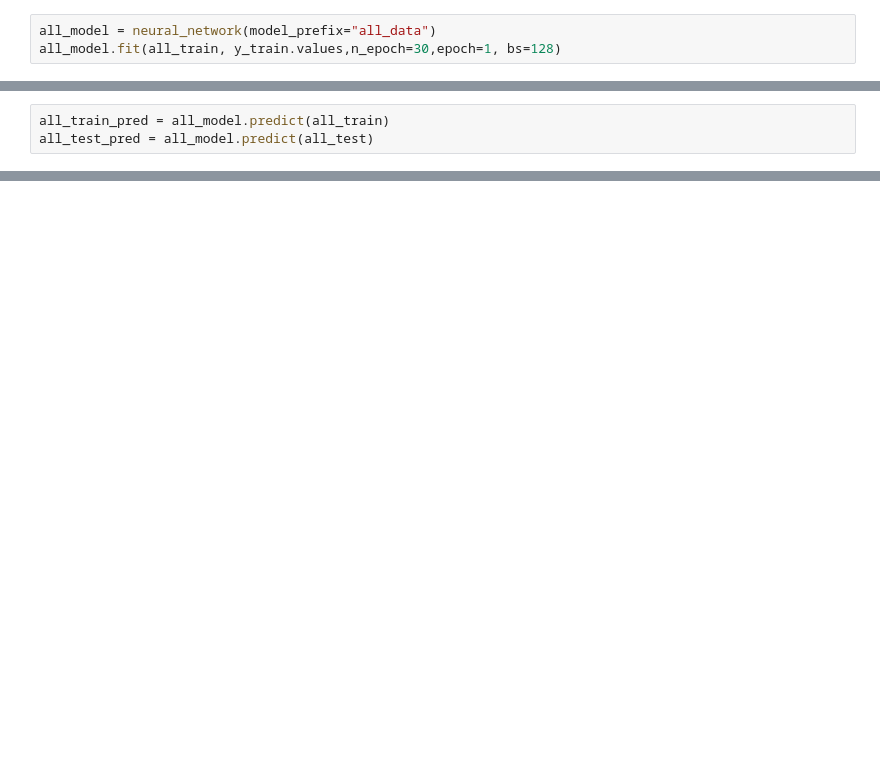
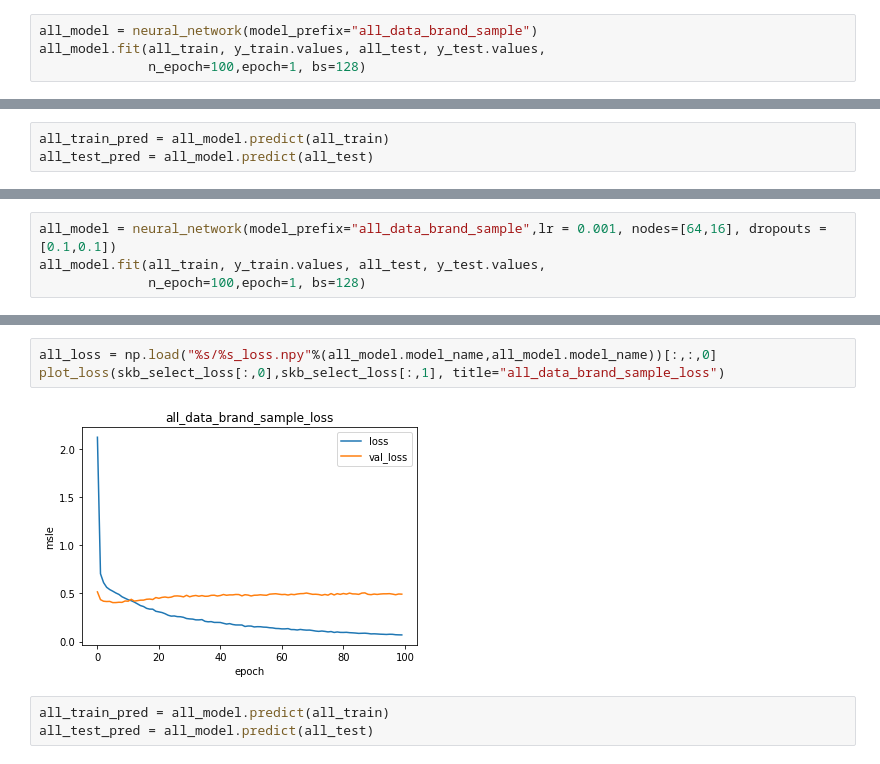
Before and after one commit to DSEI21000-S21/project-product-price-prediction, a Jupyter notebook: experiment/PricePrediction/PricePrediction_NeuralNetwork.ipynb, the cells around one changed output, grey strips where cells are left out. Saved outputs shown, nothing was run; the diff lists cells and outputs as text; blank space fills up the shorter version.

```diff
--- a/experiment/PricePrediction/PricePrediction_NeuralNetwork.ipynb
+++ b/experiment/PricePrediction/PricePrediction_NeuralNetwork.ipynb
@@ -87,5 +175,6 @@ model.evaluation(y_train, skb_select_train_pred, y_test, skb_select_test_pred, p
 # %% [markdown]
 ## With all features
 # %%
-all_model = neural_network(model_prefix="all_data")
-all_model.fit(all_train, y_train.values,n_epoch=30,epoch=1, bs=128)
+all_model = neural_network(model_prefix="all_data_brand_sample")
+all_model.fit(all_train, y_train.values, all_test, y_test.values,
+              n_epoch=100,epoch=1, bs=128)
@@ -96,0 +259,4 @@ all_model.evaluation(y_train, all_train_pred, y_test, all_test_pred, price_split
+# %%
+all_model = neural_network(model_prefix="all_data_brand_sample",lr = 0.001, nodes=[64,16], dropouts = [0.1,0.1])
+all_model.fit(all_train, y_train.values, all_test, y_test.values,
+              n_epoch=100,epoch=1, bs=128)
@@ -96,0 +281,8 @@ all_model.evaluation(y_train, all_train_pred, y_test, all_test_pred, price_split
+# %%
+all_loss = np.load("%s/%s_loss.npy"%(all_model.model_name,all_model.model_name))[:,:,0]
+plot_loss(skb_select_loss[:,0],skb_select_loss[:,1], title="all_data_brand_sample_loss")
+# %% [output]
+[figure, added]
+# %%
+all_train_pred = all_model.predict(all_train)
+all_test_pred = all_model.predict(all_test)
```
Also changed, not shown: parts of 20 cells of this notebook, 3 other files.
